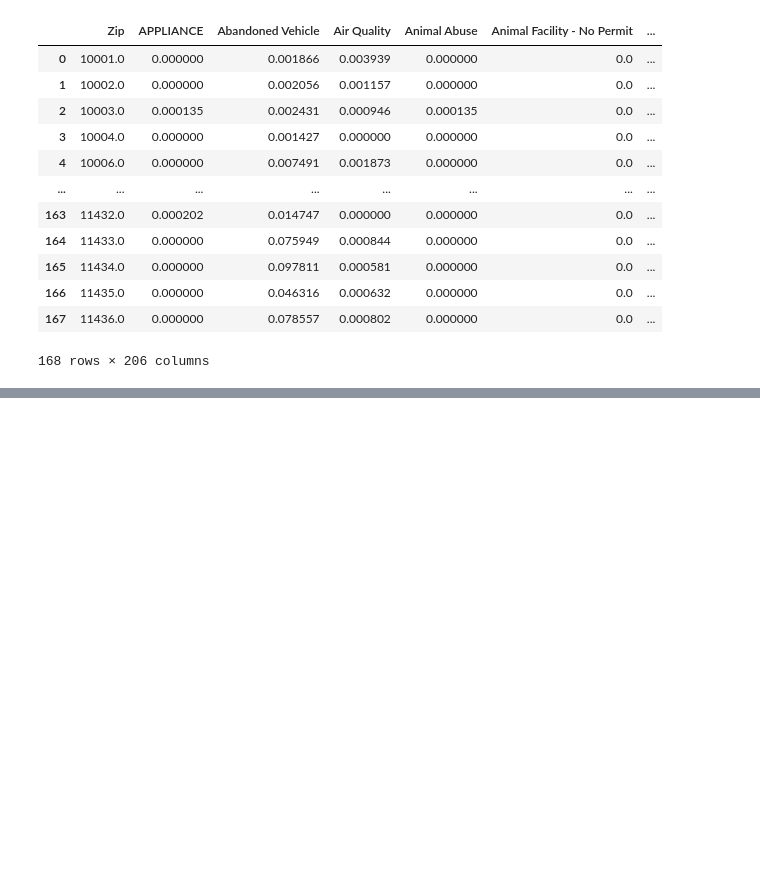
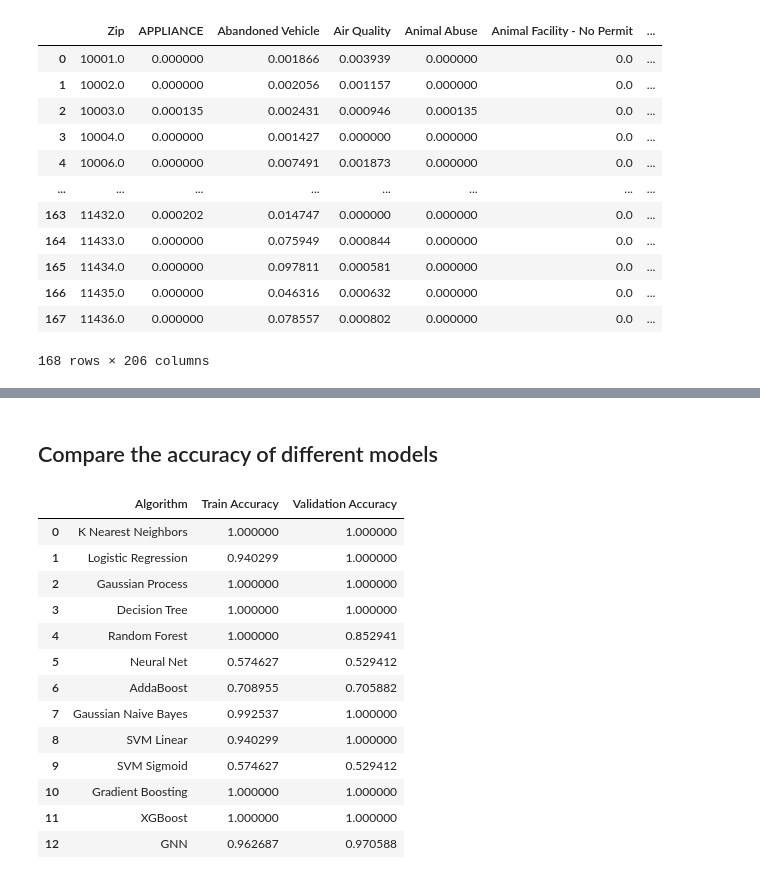
Before and after one commit to navpreetnp7/311_GNN, a Jupyter notebook: NYC 311 Label.ipynb, the cells around one changed output, grey strips where cells are left out. Drawn from its saved outputs; the diff is of its cells as text; code cells hidden in the pictures; blank space fills up the shorter version.

```diff
--- a/NYC 311 Label.ipynb
+++ b/NYC 311 Label.ipynb
@@ -258,11 +359,13 @@ class GNN1Layer(Module):
         weight1_eye = weight1_eye.reshape((1, in_features, out_features))
         weight1_eye = weight1_eye.repeat(batch_size, 1, 1)
         self.weight1 = Parameter(weight1_eye)
+
         if not first:
             self.weight2 = Parameter(torch.zeros(batch_size, in_features, out_features))
         else:
             self.weight2 = Parameter(torch.empty(batch_size, in_features, out_features))
             nn.init.kaiming_normal_(self.weight2, mode='fan_out')
+            nn.init.kaiming_normal_(self.weight1, mode='fan_out')
 
     def forward(self, input, adj):
         # first term H*W1
@@ -285,8 +390,8 @@ class GNN1(nn.Module):
     def forward(self, x, adj):
 
         # Applying activation function sigma (doublerelu) on the layer propogation
-        x = doublerelu(self.gc1(x, adj))
-        x = doublerelu(self.gc2(x, adj))
+        x = nn.functional.sigmoid(self.gc1(x, adj))
+        x = nn.functional.sigmoid(self.gc2(x, adj))
         x = x/x.sum(axis=2).unsqueeze(2) #normalize st sum = 1
 
         return x
@@ -295,8 +402,6 @@ def train(adj,features,labels,train_indices,val_indices,first=False):
 
     # calculate symmetric normalisation for layer propogation
     adj_norm = normalize(adj)
-
-    labels = labels - 1
 
     # Convert from numpy to torch tensors
     adj = torch.FloatTensor(adj)
@@ -383,7 +488,7 @@ def train(adj,features,labels,train_indices,val_indices,first=False):
                 best_val_acc = val_accuracy
                 best_val_output = val_output
 
-        if epoch == 0 or (epoch+1) % 1000 == 0:
+        if epoch == 0 or (epoch+1) % 10000 == 0:
             print('Epoch: {:04d}'.format(epoch + 1),
                   'Train Accuracy: {:.4f}'.format(best_acc.item()),
                   'Validation Accuracy: {:.4f}'.format(best_val_acc.item()),
@@ -393,4 +498,4 @@ def train(adj,features,labels,train_indices,val_indices,first=False):
     print("Optimization Finished!")
     print("Total time elapsed: {:.4f}s".format(time.time() - t_total))
 
-    return best_loss,best_output#,best_val_output
+    return best_loss, best_output, best_acc.item(), best_val_acc.item()
@@ -405,11 +512,8 @@ train_indices = np.random.choice(number_of_rows, size=int(train_percentage*numbe
 val_indices = np.setdiff1d(np.arange(adj.shape[1]),train_indices)
 
 # Start Train
-prev_loss, op = train(adj,features,labels,train_indices,val_indices,True)
+loss, op, train_acc, val_acc = train(adj,features,labels,train_indices,val_indices,True)
 
-# Keep training recurrently until the loss stops decreasing
-loss, op = train(adj,op.cpu().detach().numpy(),labels,train_indices,val_indices)
-while loss < prev_loss :
-    prev_loss = loss
-    loss, op = train(adj,op.cpu().detach().numpy(),labels,train_indices,val_indices)
+train_results.append(train_acc)
+val_results.append(val_acc)
 # %% [output]
@@ -432,0 +537,21 @@ Total time elapsed: 4.9802s
+# %% [markdown]
+## Compare the accuracy of different models
+# %%
+d = {'Algorithm': names, 'Train Accuracy': train_results, 'Validation Accuracy': val_results}
+df = pd.DataFrame(data=d)
+df
+# %% [output]
+|  | Algorithm | Train Accuracy | Validation Accuracy |
+| 0 | K Nearest Neighbors | 1.000000 | 1.000000 |
+| 1 | Logistic Regression | 0.940299 | 1.000000 |
+| 2 | Gaussian Process | 1.000000 | 1.000000 |
+| 3 | Decision Tree | 1.000000 | 1.000000 |
+| 4 | Random Forest | 1.000000 | 0.852941 |
+| 5 | Neural Net | 0.574627 | 0.529412 |
+| 6 | AddaBoost | 0.708955 | 0.705882 |
+| 7 | Gaussian Naive Bayes | 0.992537 | 1.000000 |
+| 8 | SVM Linear | 0.940299 | 1.000000 |
+| 9 | SVM Sigmoid | 0.574627 | 0.529412 |
+| 10 | Gradient Boosting | 1.000000 | 1.000000 |
+| 11 | XGBoost | 1.000000 | 1.000000 |
+| 12 | GNN | 0.962687 | 0.970588 |
```
Also changed, not shown: parts of 28 cells of this notebook, 1 other file.
